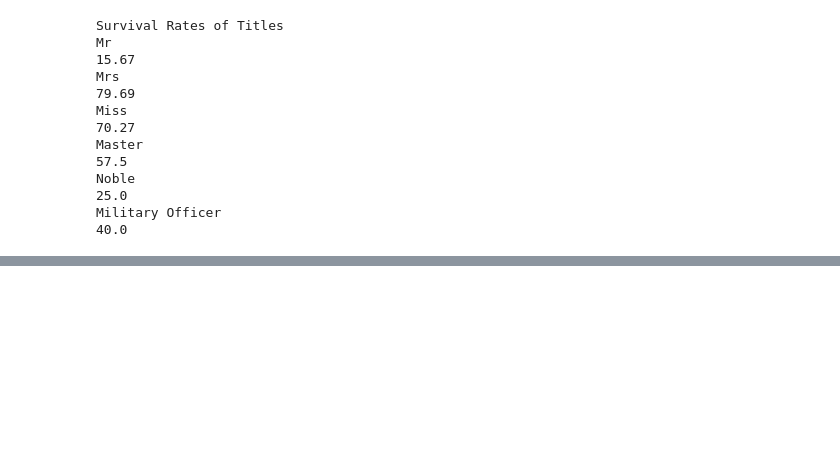
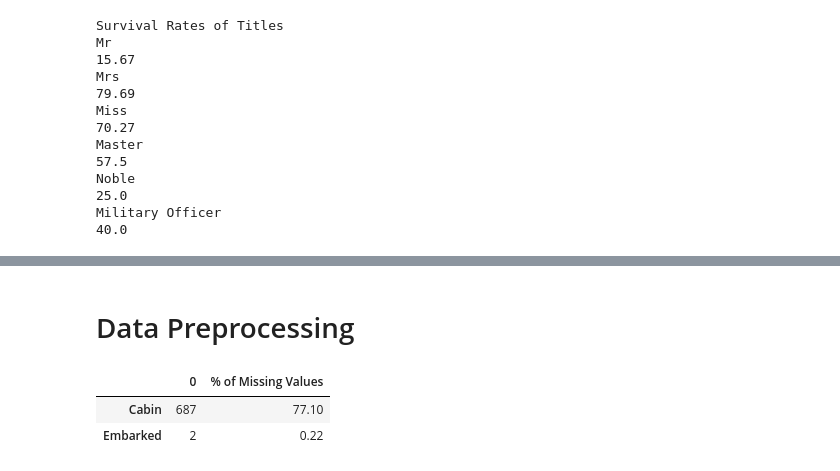
Before and after one commit to manishbhatia7/kaggle, a Jupyter notebook: input/titanic/notebook.ipynb, the cells around one changed output, grey strips where cells are left out. Saved outputs shown, nothing was run; the diff lists cells and outputs as text; code cells hidden in the pictures; blank space fills up the shorter version.

```diff
--- a/input/titanic/notebook.ipynb
+++ b/input/titanic/notebook.ipynb
@@ -346,0 +385,12 @@ extract_deck(test_df)
+# %% [markdown]
+# Data Preprocessing
+# %%
+#Identifying Missing Values
+df1=(train_df.isnull().sum()[train_df.isnull().sum()>0]).to_frame().rename(columns={'0':'No of Missing Values'})
+df1['% of Missing Values']=round((100*train_df.isnull().sum()[train_df.isnull().sum()>0]/len(train_df)),2)
+df1.sort_values(by='% of Missing Values', ascending=False, inplace=True)
+df1
+# %% [output]
+|  | 0 | % of Missing Values |
+| Cabin | 687 | 77.10 |
+| Embarked | 2 | 0.22 |
```
Also changed, not shown: parts of 18 cells of this notebook.
